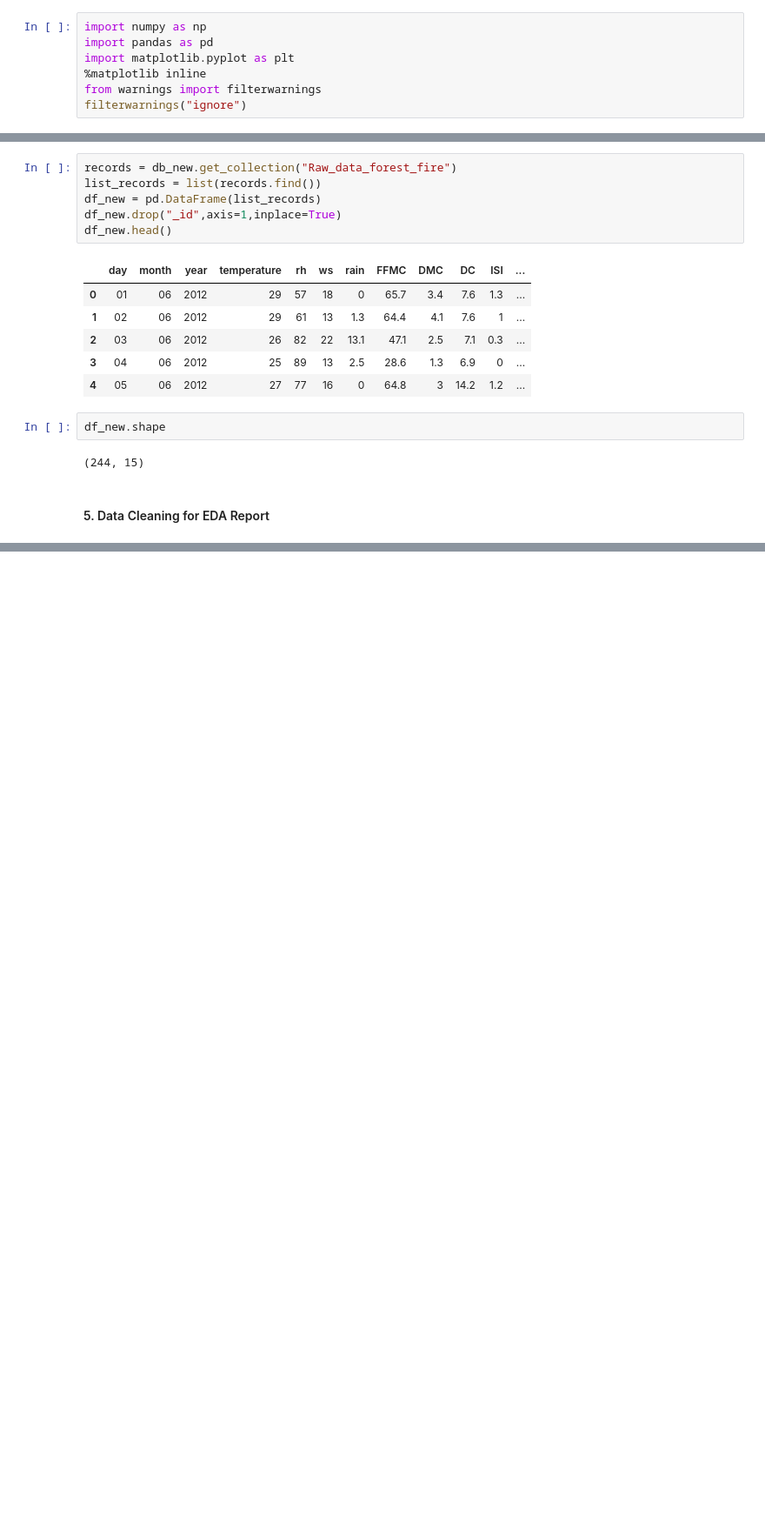
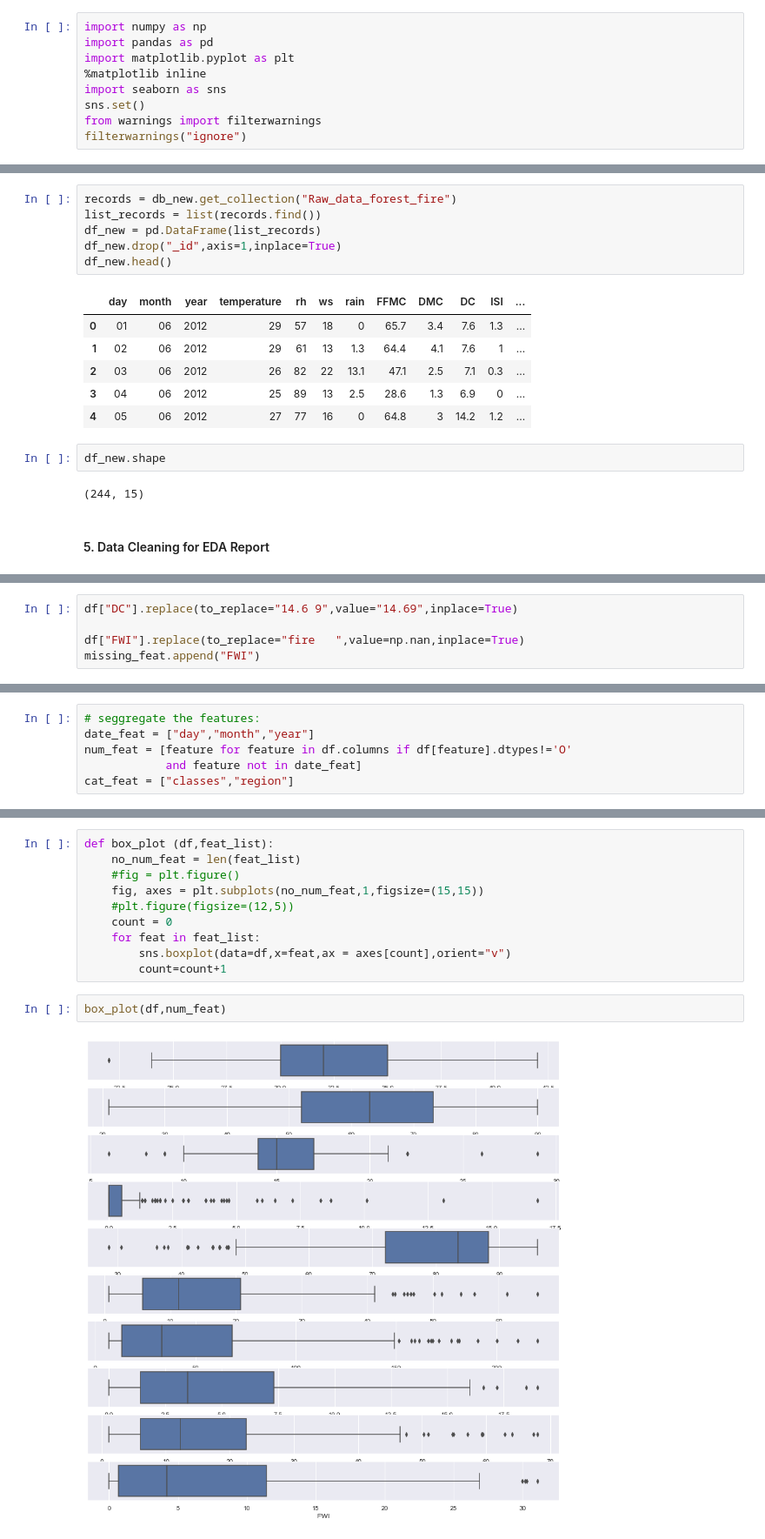
Before and after one commit to sreeman-11021996/Algeria_Forest_Fire_Predictor, a Jupyter notebook: Forest Fires part 1 - EDA.ipynb, the cells around one changed output, grey strips where cells are left out. Shown: that part at 87% size. Drawn from its saved outputs; the diff is of its cells as text; blank space fills up the shorter version.

```diff
--- a/Forest Fires part 1 - EDA.ipynb
+++ b/Forest Fires part 1 - EDA.ipynb
@@ -39,6 +39,8 @@ import numpy as np
 import pandas as pd
 import matplotlib.pyplot as plt
 %matplotlib inline
+import seaborn as sns
+sns.set()
 from warnings import filterwarnings
 filterwarnings("ignore")
 # %% [markdown]
@@ -190,0 +303,5 @@ df_new.shape
+# %%
+df["DC"].replace(to_replace="14.6 9",value="14.69",inplace=True)
+
+df["FWI"].replace(to_replace="fire   ",value=np.nan,inplace=True)
+missing_feat.append("FWI")
@@ -190,0 +329,6 @@ df_new.shape
+# %%
+# seggregate the features:
+date_feat = ["day","month","year"]
+num_feat = [feature for feature in df.columns if df[feature].dtypes!='O'
+            and feature not in date_feat]
+cat_feat = ["classes","region"]
@@ -190,0 +337,14 @@ df_new.shape
+# %%
+def box_plot (df,feat_list):
+    no_num_feat = len(feat_list)
+    #fig = plt.figure()
+    fig, axes = plt.subplots(no_num_feat,1,figsize=(15,15))
+    #plt.figure(figsize=(12,5))
+    count = 0
+    for feat in feat_list:
+        sns.boxplot(data=df,x=feat,ax = axes[count],orient="v")
+        count=count+1
+# %%
+box_plot(df,num_feat)
+# %% [output]
+[figure, added]
```
Also changed, not shown: parts of 23 cells of this notebook.
